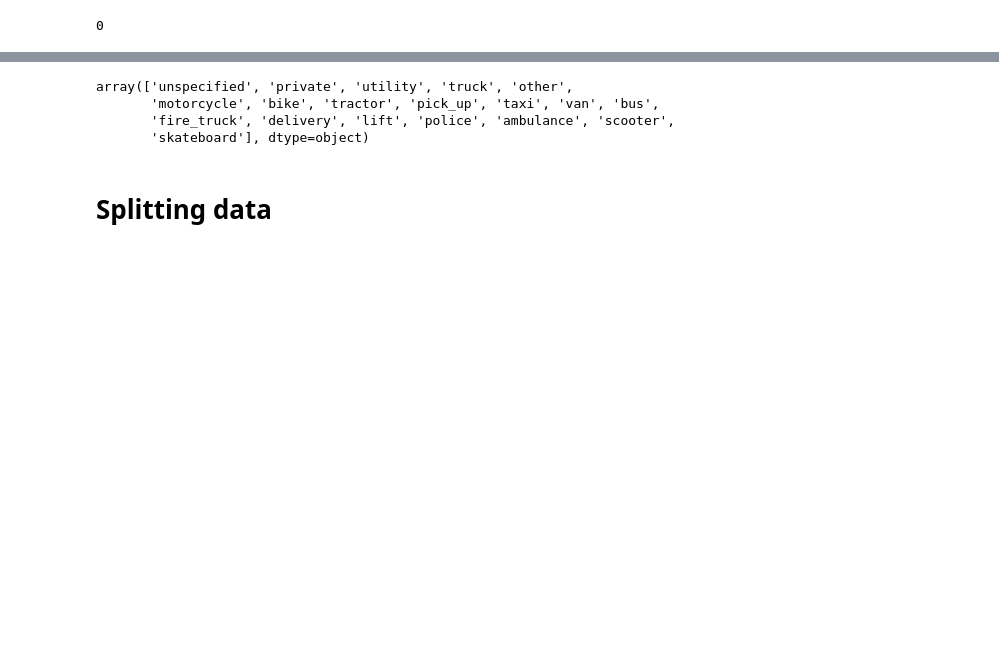
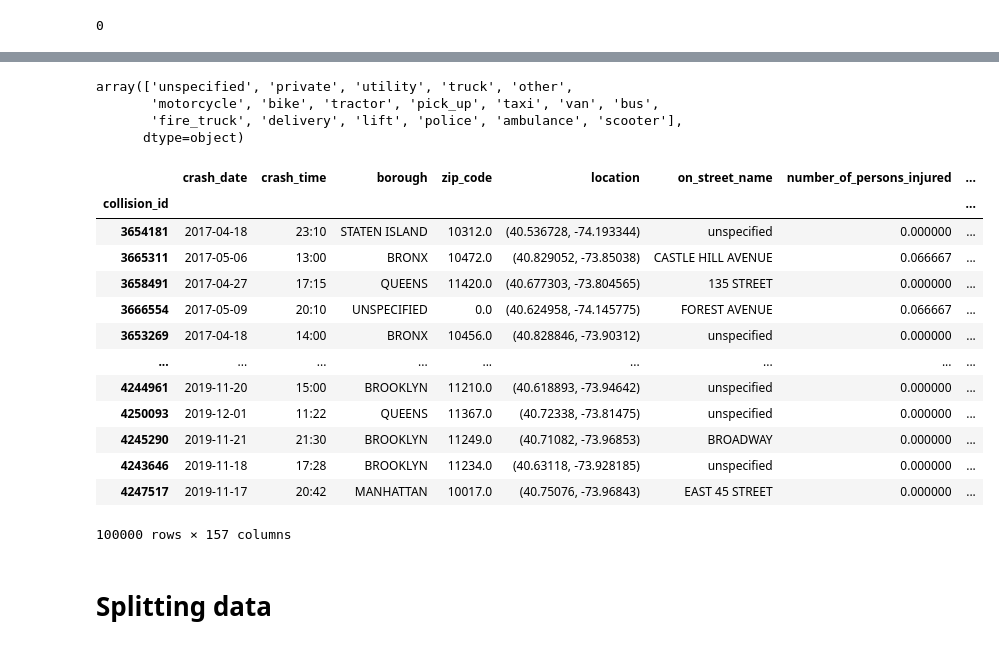
Before and after one commit to Nooreyni/Data_preprocessing---NYC_Motor_Vehicle_Crashes, a Jupyter notebook: data_processing.ipynb, the cells around one changed output, grey strips where cells are left out. Cells and saved outputs as stored; diff of their text form; code cells hidden in the pictures; blank space fills up the shorter version.

```diff
--- a/data_processing.ipynb
+++ b/data_processing.ipynb
@@ -512,7 +525,7 @@ array(['NAN', 'SEDAN', 'STATION WAGON/SPORT UTILITY VEHICLE', 'BOX TRUCK',
 df['vehicle_type_code2'] = df['vehicle_type_code2'].replace(['AMBULANCE', 'AMBUL', 'AMB', 'AMBU', 'FDNY AMBUL', 'GEN  AMBUL', 'AMBULACE', 'ALMBULANCE', 'LEASED AMB', 'AMBULENCE', 'ABULANCE', 'WHITE AMBU', 'NYC AMBULA'], 'AMBULANCE')
 
 #others
-df['vehicle_type_code2'] = df['vehicle_type_code2'].replace(['OTHER', 'OTH', 'CONCRETE MIXER', 'STAKE OR RACK', 'CONT', 'LTR', 'FORKL', 'MOTORIZED HOME', 'CONST', 'TRAIL', 'PARCE', 'HI TA', 'PRKS', 'LUNCH WAGON', 'PEDICAB', 'SWT', 'FRONT-LOAD', 'DRILL RIG', 'MOTOR SKAT', 'TRAILER', 'LAWNMOWER', 'PUMPER', 'CAN', 'GOLF CART', 'PC', 'LIGHT TRAI', 'E REVEL SC', 'GO KART', '1C', 'GATOR', 'SLINGSHOT', 'ROAD SWEEP', 'HRSE', 'HORSE', 'DOT EQUIPM', 'APPOR', 'SPRIN', 'PAS', 'MOTOR', 'HAUL FOR H', 'VEHICLE 2', 'LAWN MOWER', 'SWEEPER', 'NYC ACS VA', 'HOPPER', 'CHURC', 'SKID LOADE', 'ITAS', 'JETSKI', 'DETAC', 'REP', 'SNOW PLOW', 'ART M', 'WORK', 'WAGON', 'ALUMI', 'HAND', 'ACCESS A R', 'TRAIN'], 'OTHER')
+df['vehicle_type_code2'] = df['vehicle_type_code2'].replace(['OTHER', 'OTH', 'CONCRETE MIXER', 'STAKE OR RACK', 'CONT', 'LTR', 'FORKL', 'MOTORIZED HOME', 'CONST', 'TRAIL', 'PARCE', 'HI TA', 'PRKS', 'LUNCH WAGON', 'PEDICAB', 'SWT', 'FRONT-LOAD', 'DRILL RIG', 'MOTOR SKAT', 'TRAILER', 'LAWNMOWER', 'PUMPER', 'CAN', 'GOLF CART', 'PC', 'LIGHT TRAI', 'E REVEL SC', 'GO KART', '1C', 'GATOR', 'SLINGSHOT', 'ROAD SWEEP', 'HRSE', 'HORSE', 'DOT EQUIPM', 'APPOR', 'SPRIN', 'PAS', 'MOTOR', 'HAUL FOR H', 'VEHICLE 2', 'LAWN MOWER', 'SWEEPER', 'NYC ACS VA', 'HOPPER', 'CHURC', 'SKID LOADE', 'ITAS', 'JETSKI', 'DETAC', 'REP', 'SNOW PLOW', 'ART M', 'WORK', 'WAGON', 'ALUMI', 'HAND', 'ACCESS A R', 'TRAIN', 'E SKATE BO', 'SKATEBOARD', 'SKATE', 'E-SKATEBOA', 'E-UNICYCLE', 'ELEC. UNIC', 'E-SKA'], 'OTHER')
 
 #Unspecified
 df['vehicle_type_code2'] = df['vehicle_type_code2'].replace(['NAN','UNKNO', 'UNKNOWN', 'UNK', 'UNKN', '0', 'UKNOWN', 'UNKNOWN VE', 'UKN'], 'UNSPECIFIED')
@@ -520,8 +533,6 @@ df['vehicle_type_code2'] = df['vehicle_type_code2'].replace(['NAN','UNKNO', 'UNK
 #BIKES
 df['vehicle_type_code2'] = df['vehicle_type_code2'].replace(['E BIK', 'E-BIKE', 'BIKE', 'MINIBIKE', 'MOTORBIKE', 'DIRT BIKE', 'E BIKE', 'E-BIK', 'MTA B', 'DIRTBIKE', 'EBIKE', 'MINICYCLE', 'T630 FORKL'], 'BIKE')
 
-#SKATEBOARD
-df['vehicle_type_code2'] = df['vehicle_type_code2'].replace(['E SKATE BO', 'SKATEBOARD', 'SKATE', 'E-SKATEBOA', 'E-UNICYCLE', 'ELEC. UNIC', 'E-SKA'], 'SKATEBOARD')
 
 #SCOOTERS
 df['vehicle_type_code2'] = df['vehicle_type_code2'].replace(['E-SCOOTER', 'E-SCO', 'SCOOT', 'VESPA', 'SCOOTER', 'MOTORSCOOTER', 'MOTORSCOOT', 'CROSS', 'MOTOR SCOO', 'ELECTRIC S', 'E SCO', 'SCOOTER', 'MOPED SCOO', 'MOPED ELEC', 'ELECTRIC M', 'E SCOOTER', 'ESCOOTER', 'PUSH SCOOT','MOPD', 'E-SCOTER', 'GAS SCOOTE', 'RAZOR SCOO'], 'SCOOTER')
@@ -564,8 +575,26 @@ df['vehicle_type_code2'].unique()
 # %% [output]
 array(['unspecified', 'private', 'utility', 'truck', 'other',
        'motorcycle', 'bike', 'tractor', 'pick_up', 'taxi', 'van', 'bus',
-       'fire_truck', 'delivery', 'lift', 'police', 'ambulance', 'scooter',
-       'skateboard'], dtype=object)
+       'fire_truck', 'delivery', 'lift', 'police', 'ambulance', 'scooter'],
+      dtype=object)
+# %%
+dummies = pd.get_dummies(df, columns=['contributing_factor_vehicle_1', 'contributing_factor_vehicle_2', 'vehicle_type_code1', 'vehicle_type_code2'])
+dummies
+# %% [output]
+|  | crash_date | crash_time | borough | zip_code | location | on_street_name | number_of_persons_injured | ... |
+| collision_id |  |  |  |  |  |  |  | ... |
+| 3654181 | 2017-04-18 | 23:10 | STATEN ISLAND | 10312.0 | (40.536728, -74.193344) | unspecified | 0.000000 | ... |
+| 3665311 | 2017-05-06 | 13:00 | BRONX | 10472.0 | (40.829052, -73.85038) | CASTLE HILL AVENUE | 0.066667 | ... |
+| 3658491 | 2017-04-27 | 17:15 | QUEENS | 11420.0 | (40.677303, -73.804565) | 135 STREET | 0.000000 | ... |
+| 3666554 | 2017-05-09 | 20:10 | UNSPECIFIED | 0.0 | (40.624958, -74.145775) | FOREST AVENUE | 0.066667 | ... |
+| 3653269 | 2017-04-18 | 14:00 | BRONX | 10456.0 | (40.828846, -73.90312) | unspecified | 0.000000 | ... |
+| ... | ... | ... | ... | ... | ... | ... | ... | ... |
+| 4244961 | 2019-11-20 | 15:00 | BROOKLYN | 11210.0 | (40.618893, -73.94642) | unspecified | 0.000000 | ... |
+| 4250093 | 2019-12-01 | 11:22 | QUEENS | 11367.0 | (40.72338, -73.81475) | unspecified | 0.000000 | ... |
+| 4245290 | 2019-11-21 | 21:30 | BROOKLYN | 11249.0 | (40.71082, -73.96853) | BROADWAY | 0.000000 | ... |
+| 4243646 | 2019-11-18 | 17:28 | BROOKLYN | 11234.0 | (40.63118, -73.928185) | unspecified | 0.000000 | ... |
+| 4247517 | 2019-11-17 | 20:42 | MANHATTAN | 10017.0 | (40.75076, -73.96843) | EAST 45 STREET | 0.000000 | ... |
+100000 rows × 157 columns
 # %%
 df.reset_index(drop= True, inplace= True)
 # %% [markdown]
```
Also changed, not shown: parts of 14 cells of this notebook, 6 other files.
